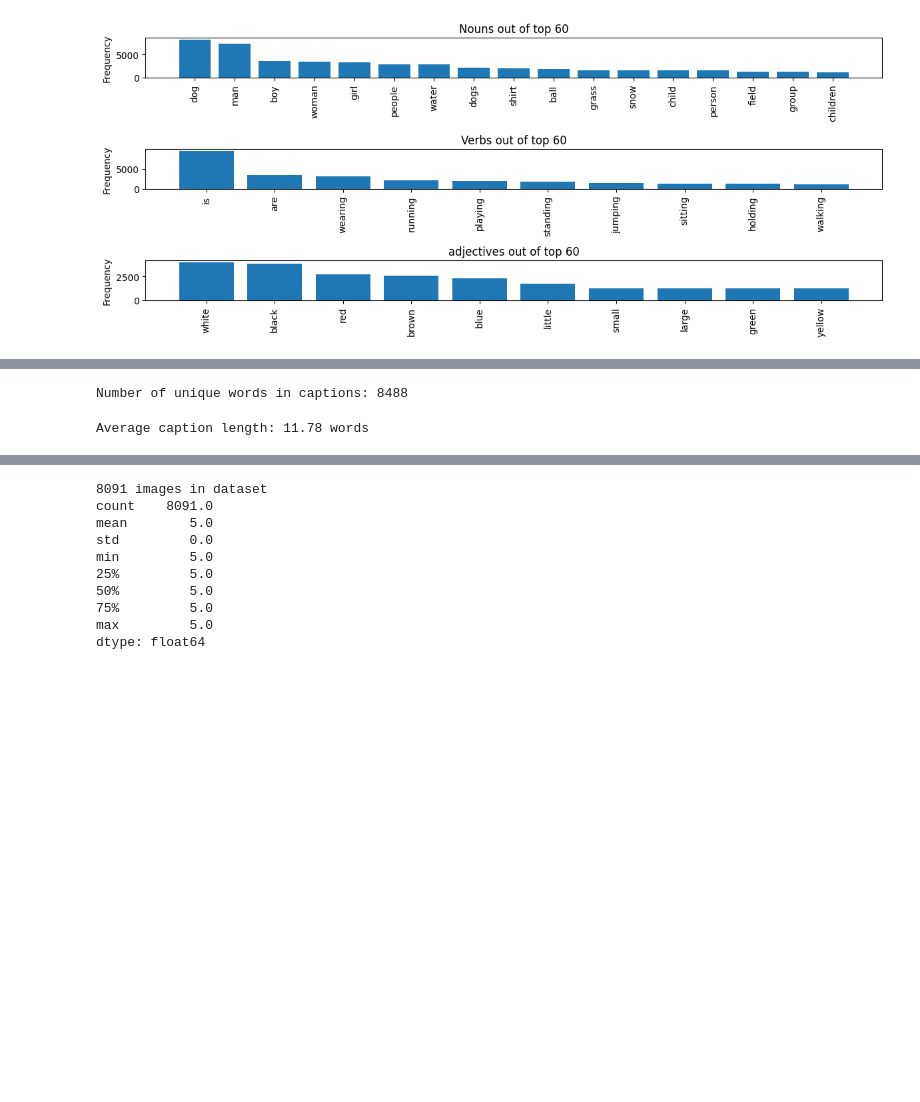
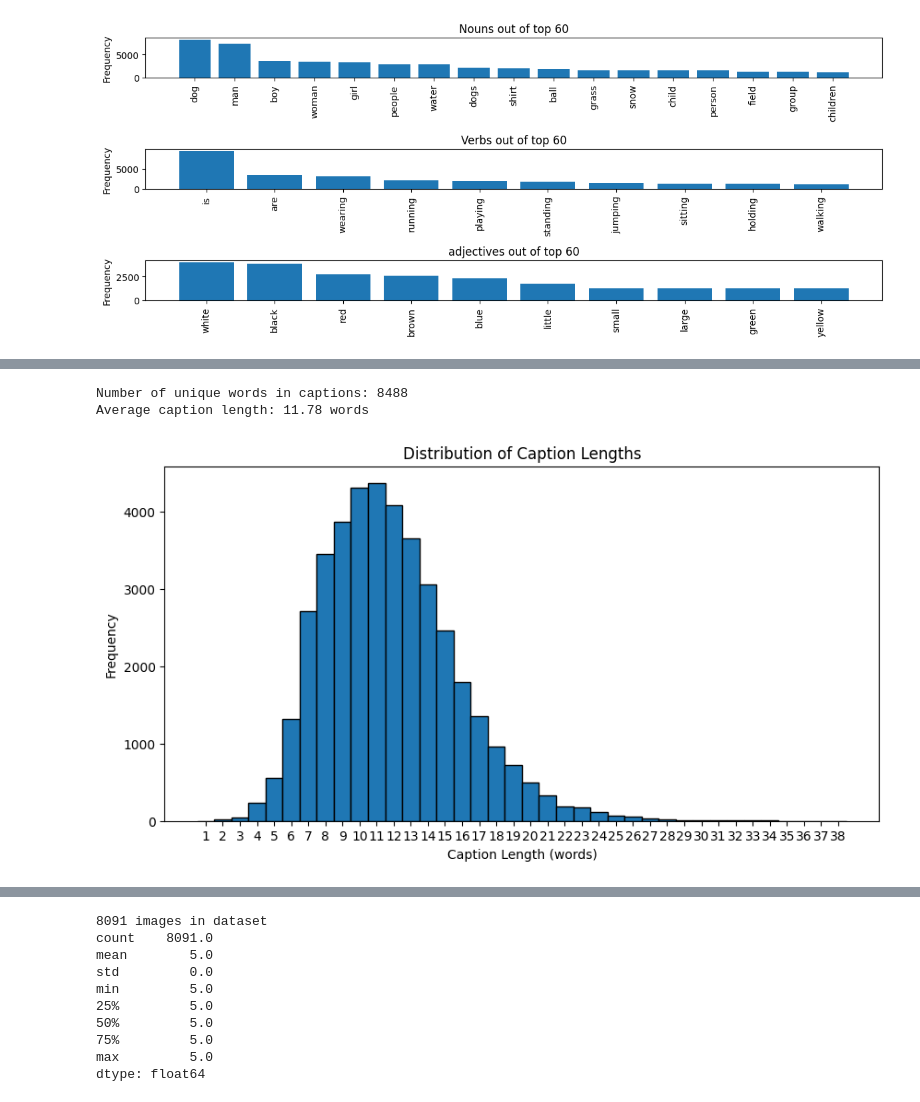
Before and after one commit to Nivocoegi/ADL_multimodal-retrieval, a Jupyter notebook: notebooks/ADL_multimodal_training.ipynb, the cells around one changed output, grey strips where cells are left out. Cells and saved outputs as stored; diff of their text form; code cells hidden in the pictures; blank space fills up the shorter version.

```diff
--- a/notebooks/ADL_multimodal_training.ipynb
+++ b/notebooks/ADL_multimodal_training.ipynb
@@ -297,12 +305,24 @@ plt.show()
 # %%
-# number of unique words
+# ======= Generall Dataset Statistics ======= #
+
+# ===== number of unique words
 num_unique_words = len(freq)
 print(f"Number of unique words in captions: {num_unique_words}")
+
+# ===== average caption length
+avg_caption_length = sum(len(caption.split()) for caption in captions["caption"]) / dataset_length
+print(f"Average caption length: {avg_caption_length:.2f} words")
+
+# ===== plot caption length distribution
+caption_lengths = [len(caption.split()) for caption in captions["caption"]]
+fig, ax = plt.subplots(figsize=(10, 5))
+ax.hist(caption_lengths, bins=range(1, max(caption_lengths)+2), align='left', edgecolor='black')
+ax.set_xlabel("Caption Length (words)")
+ax.set_ylabel("Frequency")
+ax.set_title("Distribution of Caption Lengths")
+plt.xticks(range(1, max(caption_lengths)+1))
+plt.show()
 # %% [output]
 Number of unique words in captions: 8488
+Average caption length: 11.78 words
+[figure, added]
-# %%
-# average caption length
-avg_caption_length = sum(len(caption.split()) for caption in captions["caption"]) / dataset_length
-print(f"Average caption length: {avg_caption_length:.2f} words")
-# %% [output]
-Average caption length: 11.78 words
```
Also changed, not shown: parts of 24 cells of this notebook, 53 other files.
